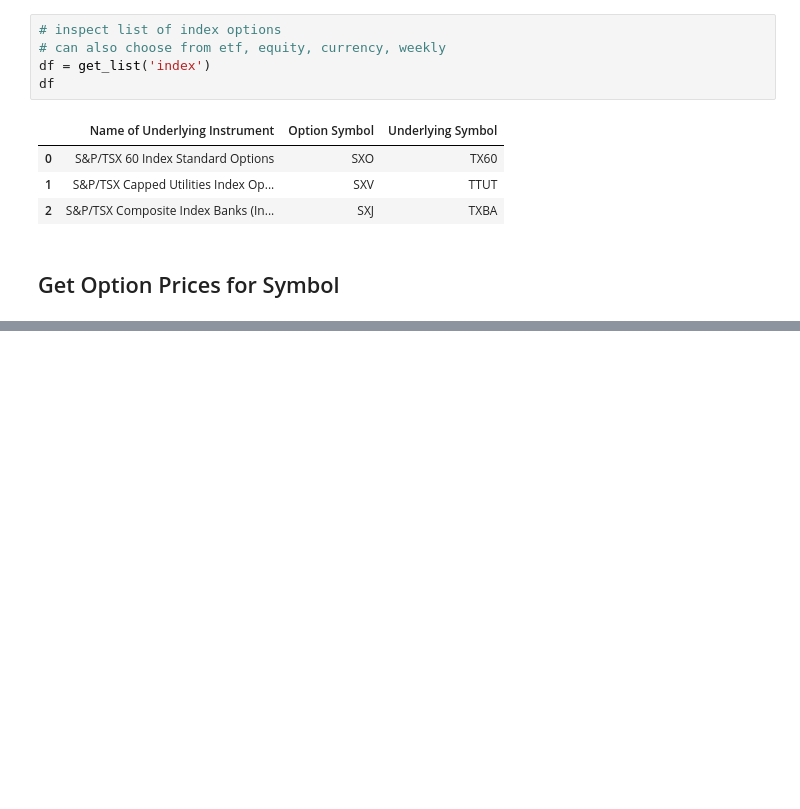
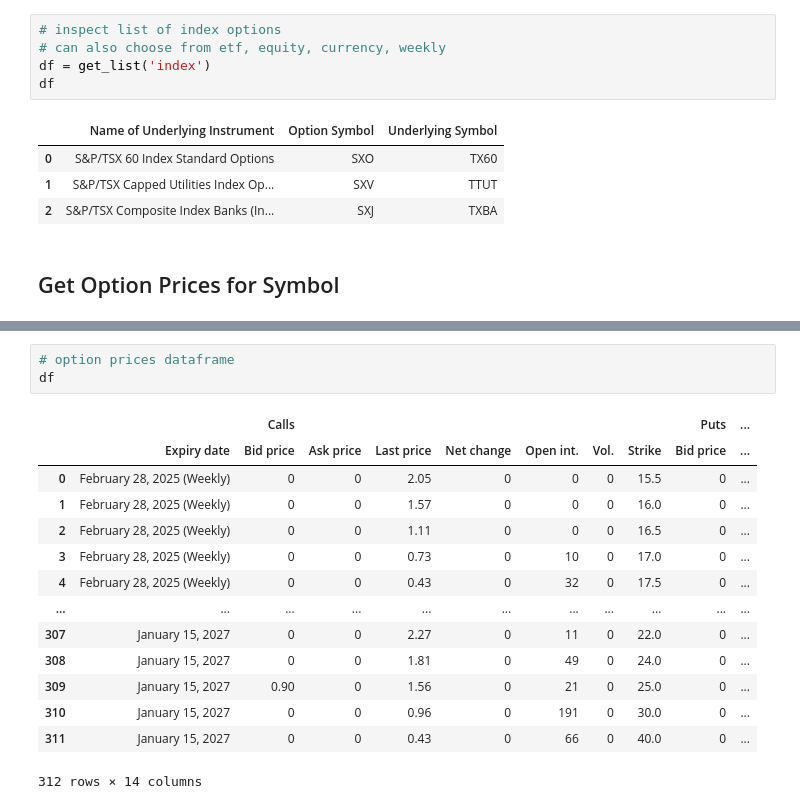
Before and after one commit to davidhintelmann/Datareader_TMX, a Jupyter notebook: explore.ipynb, the cells around one changed output, grey strips where cells are left out. Drawn from its saved outputs; the diff is of its cells as text; blank space fills up the shorter version.

```diff
--- a/explore.ipynb
+++ b/explore.ipynb
@@ -67,0 +50,18 @@ prices[1]
+# %%
+# option prices dataframe
+df
+# %% [output]
+|  |  | Calls |  |  |  |  |  |  | Puts | ... |
+|  | Expiry date | Bid price | Ask price | Last price | Net change | Open int. | Vol. | Strike | Bid price | ... |
+| 0 | February 28, 2025 (Weekly) | 0 | 0 | 2.05 | 0 | 0 | 0 | 15.5 | 0 | ... |
+| 1 | February 28, 2025 (Weekly) | 0 | 0 | 1.57 | 0 | 0 | 0 | 16.0 | 0 | ... |
+| 2 | February 28, 2025 (Weekly) | 0 | 0 | 1.11 | 0 | 0 | 0 | 16.5 | 0 | ... |
+| 3 | February 28, 2025 (Weekly) | 0 | 0 | 0.73 | 0 | 10 | 0 | 17.0 | 0 | ... |
+| 4 | February 28, 2025 (Weekly) | 0 | 0 | 0.43 | 0 | 32 | 0 | 17.5 | 0 | ... |
+| ... | ... | ... | ... | ... | ... | ... | ... | ... | ... | ... |
+| 307 | January 15, 2027 | 0 | 0 | 2.27 | 0 | 11 | 0 | 22.0 | 0 | ... |
+| 308 | January 15, 2027 | 0 | 0 | 1.81 | 0 | 49 | 0 | 24.0 | 0 | ... |
+| 309 | January 15, 2027 | 0.90 | 0 | 1.56 | 0 | 21 | 0 | 25.0 | 0 | ... |
+| 310 | January 15, 2027 | 0 | 0 | 0.96 | 0 | 191 | 0 | 30.0 | 0 | ... |
+| 311 | January 15, 2027 | 0 | 0 | 0.43 | 0 | 66 | 0 | 40.0 | 0 | ... |
+312 rows × 14 columns
```
Also changed, not shown: parts of 5 cells of this notebook, 1 other file.
